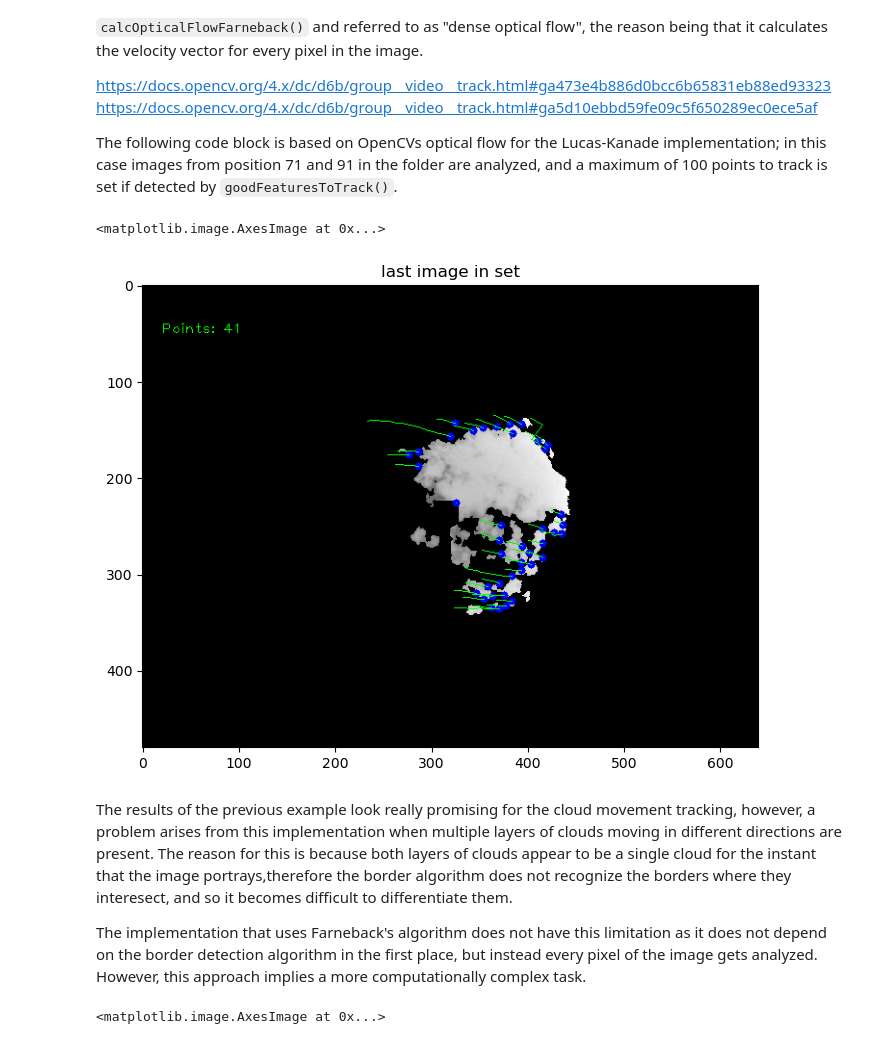
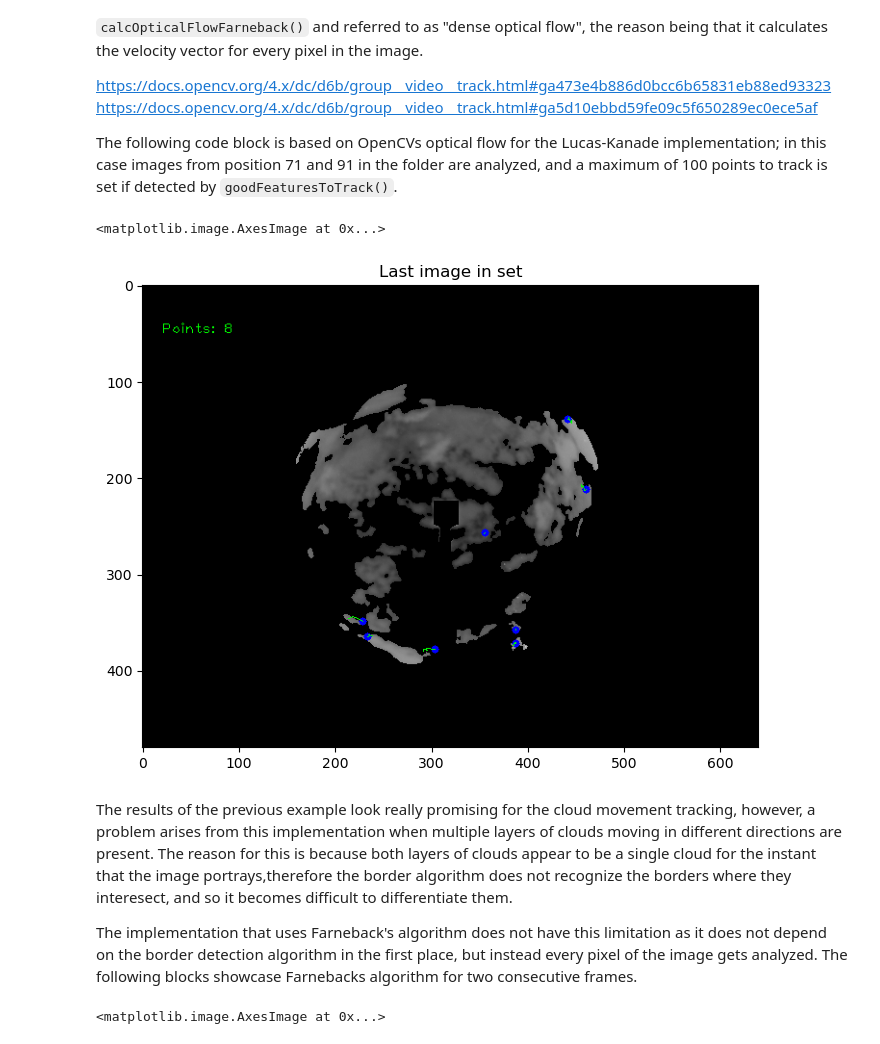
Before and after one commit to rodhervan/SkyImFeatures, a Jupyter notebook: Final_document.ipynb, the cells around one changed output. Drawn from its saved outputs; the diff is of its cells as text; code cells hidden in the pictures.

```diff
--- a/Final_document.ipynb
+++ b/Final_document.ipynb
@@ -362,7 +362,7 @@ first_im = os.path.join(image_folder, image_files[0])
 mask_1, prev_gray = segmentation(first_im)
 
 
-for image_file in image_files[70:90]:
+for image_file in image_files[900:965]:
     # Construct the full path to the image
     image_path = os.path.join(image_folder, image_file)
 
@@ -373,17 +373,17 @@ for image_file in image_files[70:90]:
 
 
     # Image gets transformed to single channel gray
-    frame_gray = cv2.cvtColor(frame, cv2.COLOR_BGR2GRAY)
+    gray = cv2.cvtColor(frame, cv2.COLOR_BGR2GRAY)
     lk_img = frame.copy()
 
     # Calculate optical flow for a sparse feature set using the iterative Lucas-Kanade Method
     if len(trajectories) > 0:
-        img0, img1 = prev_gray, frame_gray
+        img0, img1 = prev_gray, gray
         p0 = np.float32([trajectory[-1] for trajectory in trajectories]).reshape(-1, 1, 2)
         p1, _st, _err = cv2.calcOpticalFlowPyrLK(img0, img1, p0, None, **lk_params)
         p0r, _st, _err = cv2.calcOpticalFlowPyrLK(img1, img0, p1, None, **lk_params)
         d = abs(p0-p0r).reshape(-1, 2).max(-1)
-        good = d < 1
+        good = d < 10
 
         new_trajectories = []
 
@@ -406,42 +406,42 @@ for image_file in image_files[70:90]:
 
     # Update interval - When to update and detect new features
     if frame_idx % detect_interval == 0:
-        mask = np.zeros_like(frame_gray)
+        mask = np.zeros_like(gray)
         mask[:] = 255
 
         # Lastest point in latest trajectory
         for x, y in [np.int32(trajectory[-1]) for trajectory in trajectories]:
             cv2.circle(mask, (x, y), 5, 0, -1)
 
         # Detect the good features to track
-        p = cv2.goodFeaturesToTrack(frame_gray, mask=mask, **feature_params)
+        p = cv2.goodFeaturesToTrack(gray, mask=mask, **feature_params)
         if p is not None:
             # If good features can be tracked - add that to the trajectories
             for x, y in np.float32(p).reshape(-1, 2):
                 trajectories.append([(x, y)])
 
     frame_idx += 1
-    prev_gray = frame_gray
+    prev_gray = gray
 
     # Show Results
     cv2.imshow('Optical Flow', lk_img)
     # cv2.imshow('Mask', mask)
 
     if cv2.waitKey(10) & 0xFF == ord('q'):
         break
 
 cv2.destroyAllWindows()
 
 plt.figure(figsize=(10,6))
 plt.title('Last image in set')
 plt.imshow(lk_img)
 # %% [output]
 <matplotlib.image.AxesImage at 0x...>
-[figure, old version]
+[figure, new version]
 # %% [markdown]
 The results of the previous example look really promising for the cloud movement tracking, however, a problem arises from this implementation when multiple layers of clouds moving in different directions are present. The reason for this is because both layers of clouds appear to be a single cloud for the instant that the image portrays,therefore the border algorithm does not recognize the borders where they interesect, and so it becomes difficult to differentiate them.
 
-The implementation that uses Farneback's algorithm does not have this limitation as it does not depend on the border detection algorithm in the first place, but instead every pixel of the image gets analyzed. However, this approach implies a more computationally complex task.
+The implementation that uses Farneback's algorithm does not have this limitation as it does not depend on the border detection algorithm in the first place, but instead every pixel of the image gets analyzed. The following blocks showcase Farnebacks algorithm for two consecutive frames.
 # %%
 # # The two consecutive images get loaded and segmentation is applied
 # filepath = '20230807/20230807152030.jp2'
```
Also changed, not shown: parts of 7 cells of this notebook.
